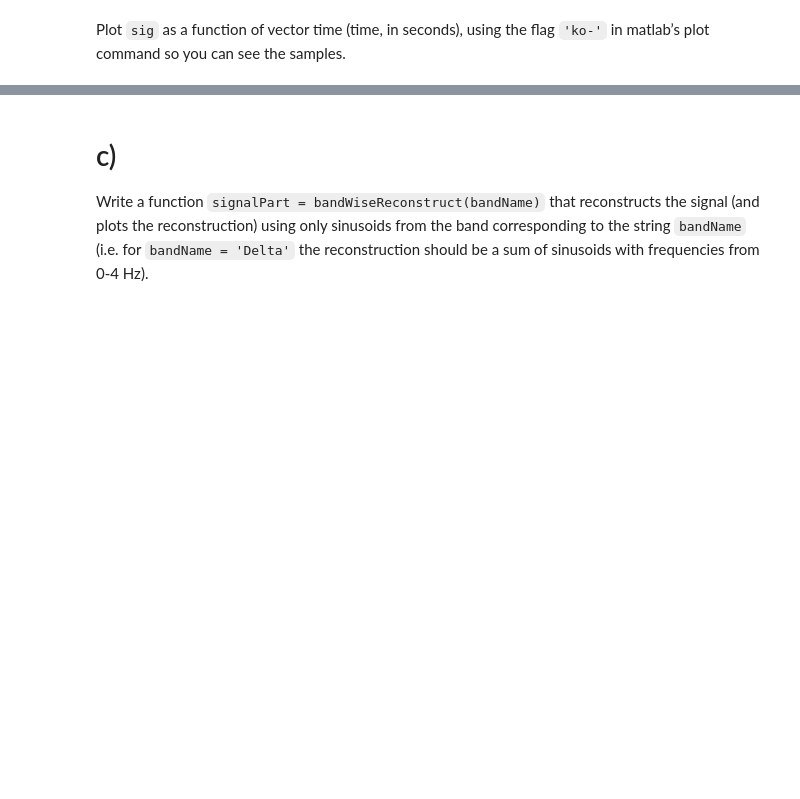
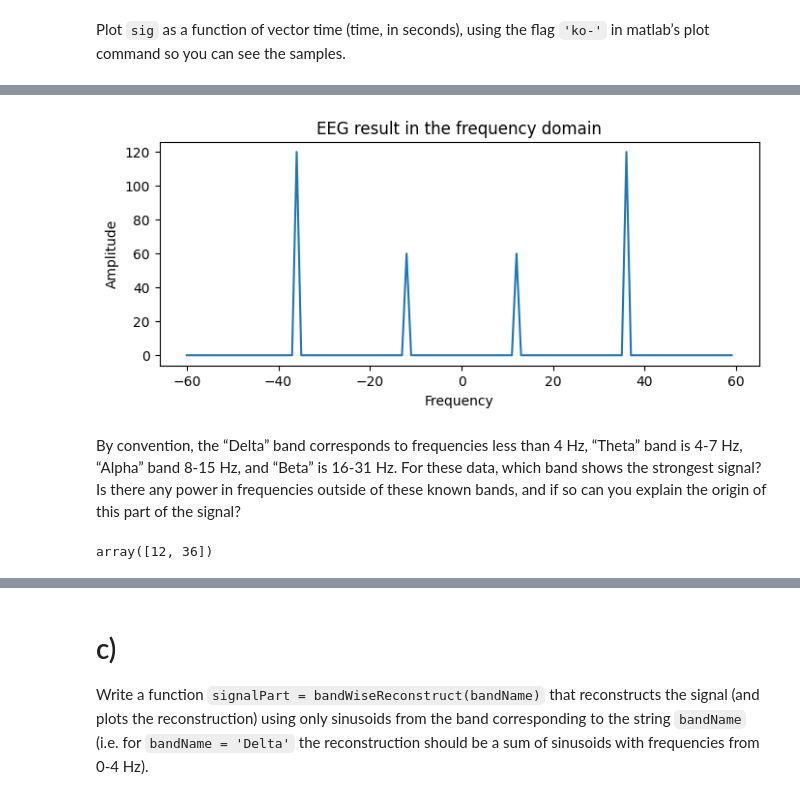
Before and after one commit to lukearend/math-tools, a Jupyter notebook: homework/hw3/HW3_Q4_Arend.ipynb, the cells around one changed output, grey strips where cells are left out. Drawn from its saved outputs; the diff is of its cells as text; code cells hidden in the pictures; blank space fills up the shorter version.

```diff
--- a/homework/hw3/HW3_Q4_Arend.ipynb
+++ b/homework/hw3/HW3_Q4_Arend.ipynb
@@ -32,0 +57,19 @@ Examine your EEG result in the frequency domain. First plot the magnitude (ampli
+# %%
+amplitude = np.abs(fft(sig))
+nfreqs = len(amplitude)
+freqs = np.arange(nfreqs) - nfreqs // 2
+plt.subplots(figsize=(8, 3))
+plt.plot(freqs, fftshift(amplitude))
+plt.title('EEG result in the frequency domain')
+plt.xlabel('Frequency')
+plt.ylabel('Amplitude')
+plt.show()
+# %% [output]
+[figure, added]
+# %% [markdown]
+By convention, the “Delta” band corresponds to frequencies less than 4 Hz, “Theta” band is 4-7 Hz, “Alpha” band 8-15 Hz, and “Beta” is 16-31 Hz. For these data, which band shows the strongest signal? Is there any power in frequencies outside of these known bands, and if so can you explain the origin of this part of the signal?
+# %%
+peaks = amplitude[:nfreqs // 2] > 0.01
+np.nonzero(peaks)[0]
+# %% [output]
+array([12, 36])
```
Also changed, not shown: parts of 23 cells of this notebook, 1 other file.
